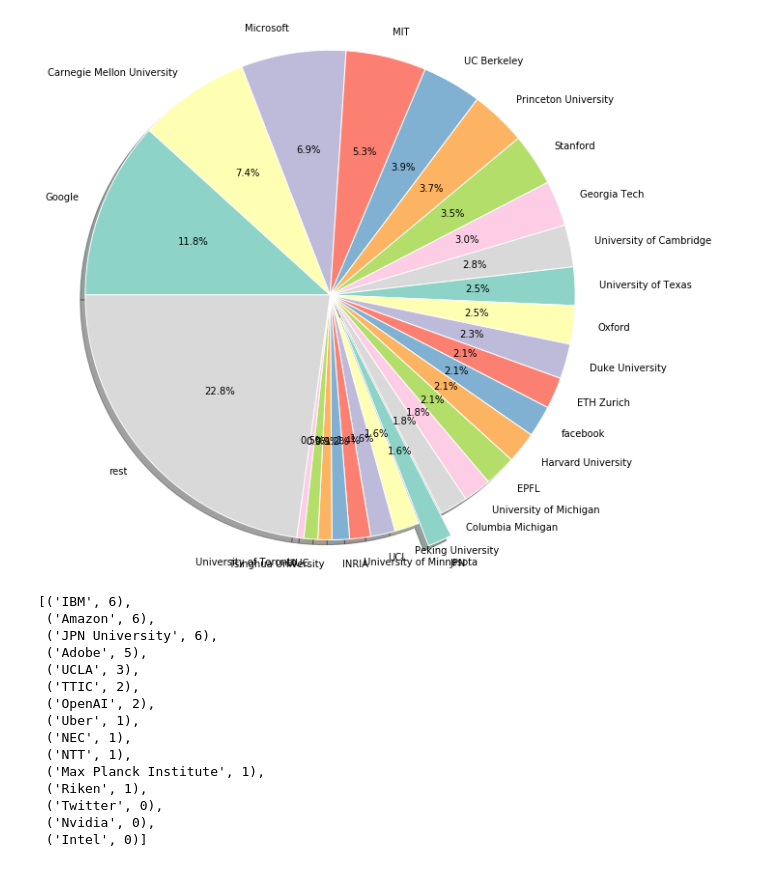
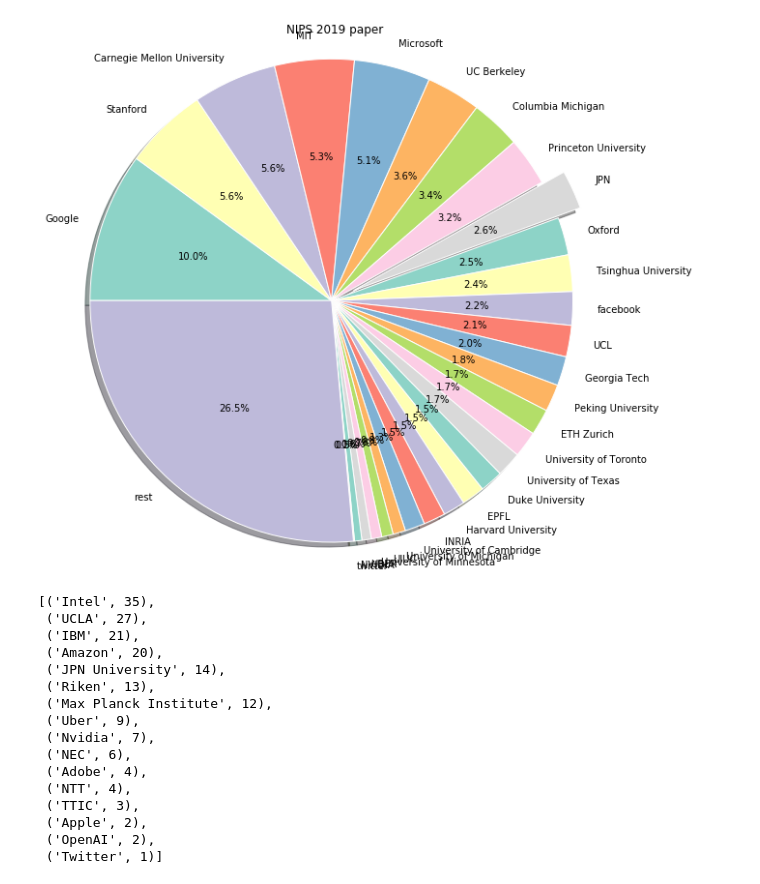
Before and after one commit to kruho/ConferenceResearch, a Jupyter notebook: PaperSearch.ipynb, the cells around one changed output. Saved outputs shown, nothing was run; the diff lists cells and outputs as text; code cells hidden in the pictures.

```diff
--- a/PaperSearch.ipynb
+++ b/PaperSearch.ipynb
@@ -13,8 +15,10 @@ if True:
         url = "https://nips.cc/Conferences/2017/AcceptedPapersInitial"
     elif website=='icml2017':
         url = "https://2017.icml.cc/Conferences/2017/AcceptedPapers"
-    html = urllib2.urlopen(url)
-    soup = BeautifulSoup(html)
+    elif website=='nips2019':
+        url = "https://nips.cc/Conferences/2019/AcceptedPapersInitial"
+    html = urllib.request.urlopen(url)
+    soup = BeautifulSoup(html, "lxml")
     with open(website+'.pickle', mode='wb') as f:
         pickle.dump(soup, f)
 else:
@@ -33,8 +27,10 @@ to this:
 # %%
-if website=='nips2017':
+if website=='nips2017' or website=='nips2019':
     titles = soup.find_all('b')
 elif website=='icml2017':
     titles = soup.find_all('strong')
-nb_tot_papers = len(titles)
+else:
+    NotImplementedError()
+nb_tot_papers = len(titles) - 3
 titles
 # %% [output]
@@ -62,10 +58,12 @@ print(nb_tot_papers)
 # %%
 import re
+
 pattern = r'\([\w\s]+\)'
-if website=='nips2017':
+if website=='nips2017' or website=='nips2019':
     authors = soup.find_all('i')
 elif website=='icml2017':
     authors = soup.find_all('em')
+
 institutes = []
 institutes_in_paper = []
 for author in authors:
@@ -194,12 +222,12 @@ nb_papers
 # %%
 institute_names = {
-    "JPN":['tokyo','waseda','hokkaido','osaka','nankai','nec coorporation','ntt','riken'],
+    "JPN":['tokyo','waseda','hokkaido','osaka','nankai','nec','ntt','riken', 'preferred networks', 'keio', 'aist', 'toyota', 'mitsubishi', 'yahoo', 'kyoto', 'pfn'],
     "Carnegie Mellon University":["carnegie mellon university", "cmu"],
-    "Google":["google", "deepmind", "google deepmind"],
-    "Stanford":["stanford university"],
+    "Google":["google", "deepmind"],
+    "Stanford":["stanford", "stanford university"],
     "MIT":["mit", "massachusetts institute of technology"],
-    "UC Berkeley":["uc berkeley"],
-    "Microsoft":["microsoft research"],
+    "UC Berkeley":["uc berkeley", "ucb"],
+    "Microsoft":["microsoft"],
     "Duke University":["duke"],
     "Oxford":['oxford'],
     "Princeton University":['princeton'],
@@ -219,6 +247,10 @@ institute_names = {
     "University of Texas":['texas'],
     "University of Minnesota":['minnesota'],
     "Peking University":['peking'],
+    "NVIDIA":['nvidia'],
+    "UBER":['uber'],
+    "twitter":['twitter'],
+    "Amazon":['amazon'],
 }
 nb_papers = count_paper(institute_names, institutes_in_paper)
 nb_papers
@@ -251,35 +306,35 @@ cs=cm.Set3(np.arange(9))
 
 plt.figure(figsize=(10,10))
 
 # Data to plot
 labels = [i[0] for i in nb_papers]
 sizes = [i[1] for i in nb_papers]
 colors = ['gold', 'yellowgreen', 'lightcoral', 'lightskyblue']
 explode = [0]*len(nb_papers)
 for i,x in enumerate(nb_papers):
     if x[0]=='Google' or x[0]=='Google' or x[0]=='Carnegie Mellon University' or x[0]=='MIT' or x[0]=='Microsoft' or x[0]=='Stanford' or x[0]=='UCBerkeley':
         explode[i]=0.
     if x[0]=='JPN':
         explode[i]=0.1
 
 plt.pie(
     sizes,
     explode=explode,
     labels=labels,
     colors=cs,
     startangle=180,
     counterclock=False,
     wedgeprops={'linewidth': 1, 'edgecolor':"white"},
     autopct='%1.1f%%',
     shadow=True
 )
 
 plt.axis('equal')
-#plt.title('NIPS 2017 paper')
+plt.title('NIPS 2019 paper')
 plt.savefig(website+'.png')
 plt.show()
 # %% [output]
-[figure, old version]
+[figure, new version]
 # %%
 institute_names = {
     "UCLA":['ucla'],
@@ -296,23 +351,25 @@ institute_names = {
     "Uber":['uber'],
     "Riken":['riken'],
     "Twitter":['twitter'],
-    "JPN University":['tokyo','waseda','hokkaido','osaka','nankai'],
+    "Apple":['apple'],
+    "JPN University":['tokyo','waseda','hokkaido','osaka','nankai', ' tokyo metropolitan university'],
 }
 
 count_paper(institute_names, institutes_in_paper)
 # %% [output]
-[('IBM', 6),
- ('Amazon', 6),
- ('JPN University', 6),
- ('Adobe', 5),
- ('UCLA', 3),
- ('TTIC', 2),
+[('Intel', 35),
+ ('UCLA', 27),
+ ('IBM', 21),
+ ('Amazon', 20),
+ ('JPN University', 14),
+ ('Riken', 13),
+ ('Max Planck Institute', 12),
+ ('Uber', 9),
+ ('Nvidia', 7),
+ ('NEC', 6),
+ ('Adobe', 4),
+ ('NTT', 4),
+ ('TTIC', 3),
+ ('Apple', 2),
  ('OpenAI', 2),
- ('Uber', 1),
- ('NEC', 1),
- ('NTT', 1),
- ('Max Planck Institute', 1),
- ('Riken', 1),
- ('Twitter', 0),
- ('Nvidia', 0),
- ('Intel', 0)]
+ ('Twitter', 1)]
```
Also changed, not shown: parts of 15 cells of this notebook, 1 other file.
